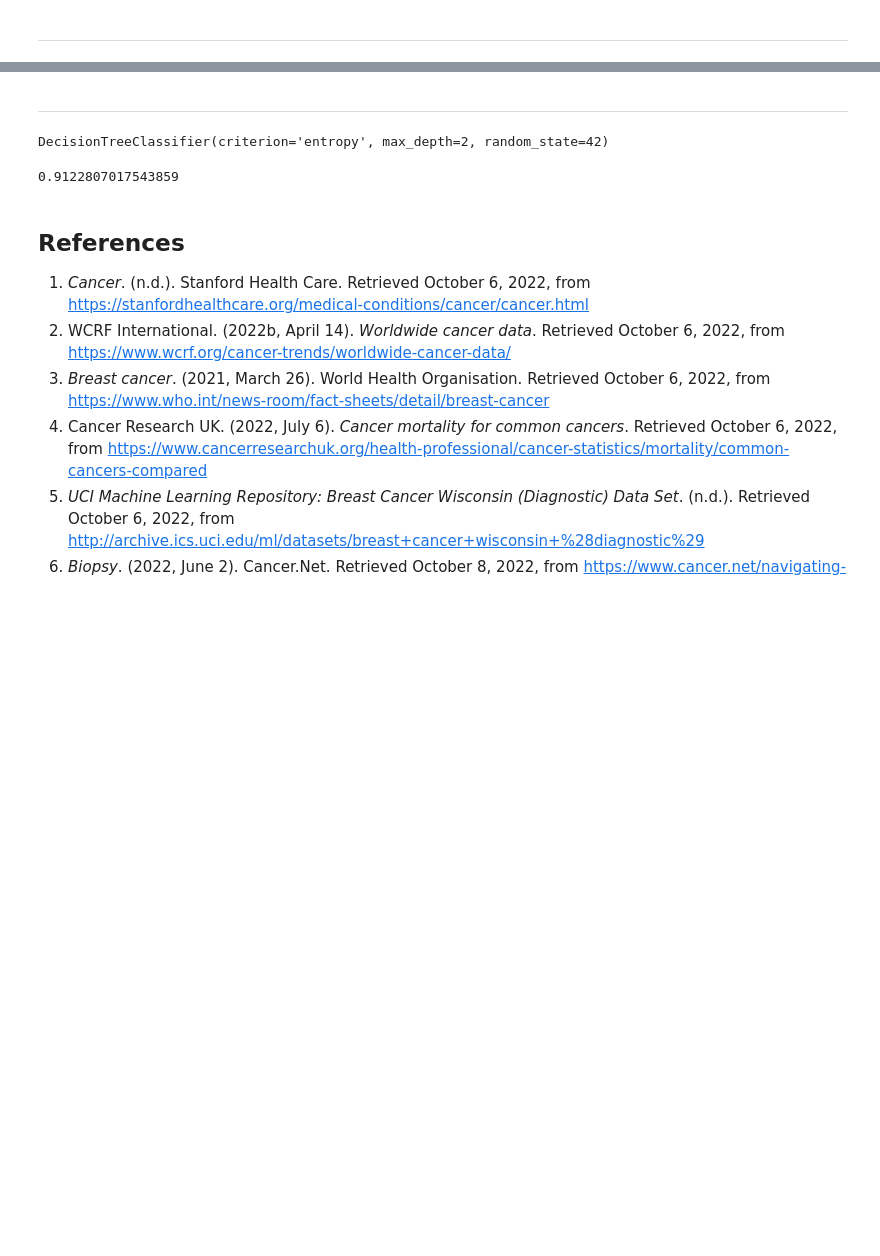
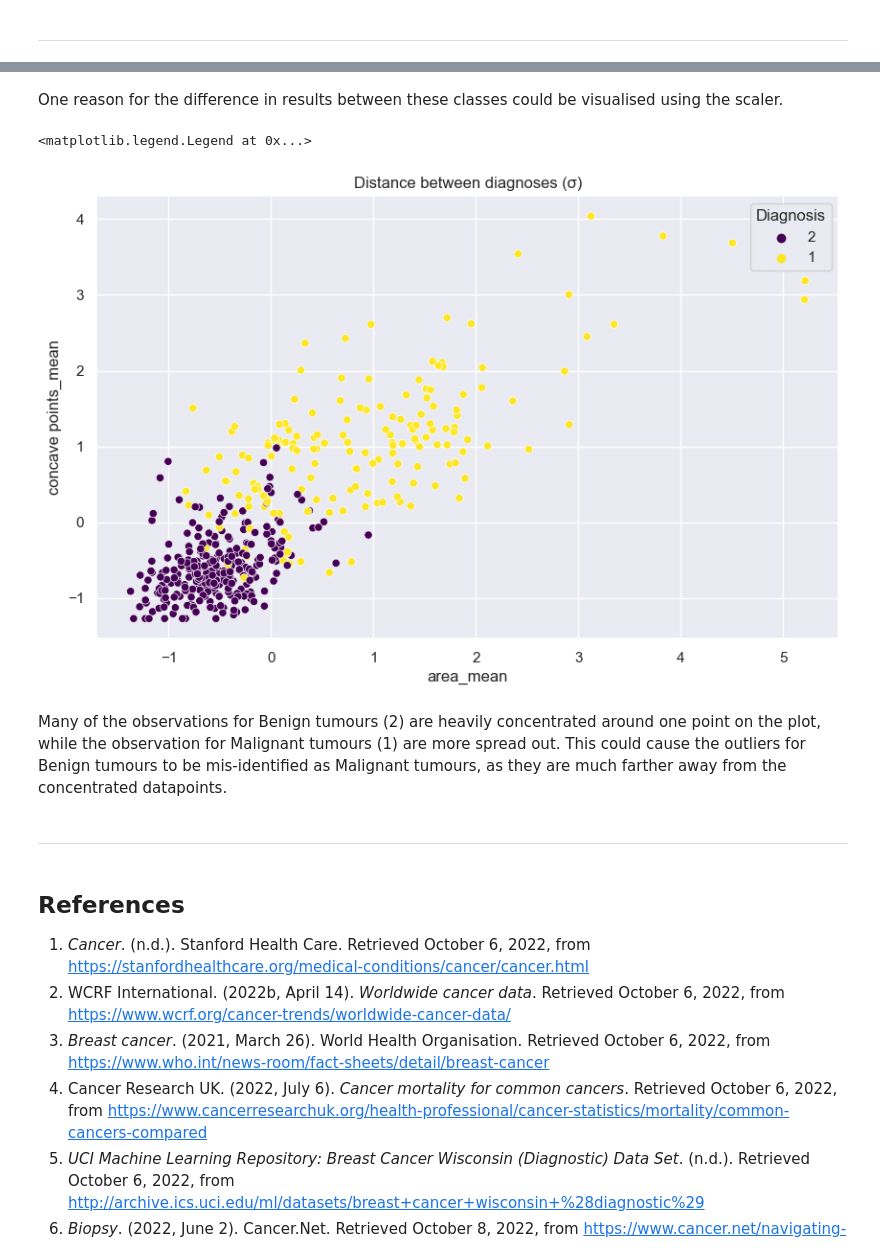
Before and after one commit to ShannonHoutermans/BreastCancerML, a Jupyter notebook: Challenge Breast Cancer Shannon Houtermans.ipynb, the cells around one changed output, grey strips where cells are left out. Cells and saved outputs as stored; diff of their text form; code cells hidden in the pictures; blank space fills up the shorter version.

```diff
--- a/Challenge Breast Cancer Shannon Houtermans.ipynb
+++ b/Challenge Breast Cancer Shannon Houtermans.ipynb
@@ -485,2 +516,14 @@ weighted avg       0.87      0.87      0.87       114
+# %% [markdown]
+One reason for the difference in results between these classes could be visualised using the scaler.
+# %%
+sns.set(rc={"figure.figsize":(10, 6)})
+ax = sns.scatterplot(x=X_train[:,0], y=X_train[:,1], hue=y_train, palette="viridis")
+ax.set(xlabel=X.columns[0], ylabel=X.columns[1], title="Distance between diagnoses (σ)")
+ax.legend(ax.legend_.legendHandles, df_mean["diagnosis_ID"].unique(), title="Diagnosis")
+# %% [output]
+<matplotlib.legend.Legend at 0x...>
+[figure, added]
+# %% [markdown]
+Many of the observations for Benign tumours (2) are heavily concentrated around one point on the plot, while the observation for Malignant tumours (1) are more spread out. This could cause the outliers for Benign tumours to be mis-identified as Malignant tumours, as they are much farther away from the concentrated datapoints.
 # %% [markdown]
 ***
@@ -491,19 +530,3 @@ X_train, X_test, y_train, y_test = train_test_split(X, y, test_size=0.2, random_
-# %%
-from sklearn import tree
-from sklearn.tree import DecisionTreeClassifier
-
-tree_clf = DecisionTreeClassifier(criterion='entropy', max_depth=2, min_samples_split=2, random_state = 42)
-tree_clf.fit(X,y)
-# %% [output]
-DecisionTreeClassifier(criterion='entropy', max_depth=2, random_state=42)
-# %%
-from sklearn import metrics
-from sklearn.metrics import accuracy_score
-
-y_pred = tree_clf.predict(X_test)
-accuracy_score(y_test, y_pred)
-# %% [output]
-0.9122807017543859
 # %% [markdown]
 ## References
 1. *Cancer*. (n.d.). Stanford Health Care. Retrieved October 6, 2022, from https://stanfordhealthcare.org/medical-conditions/cancer/cancer.html
```
Also changed, not shown: parts of 21 cells of this notebook.
